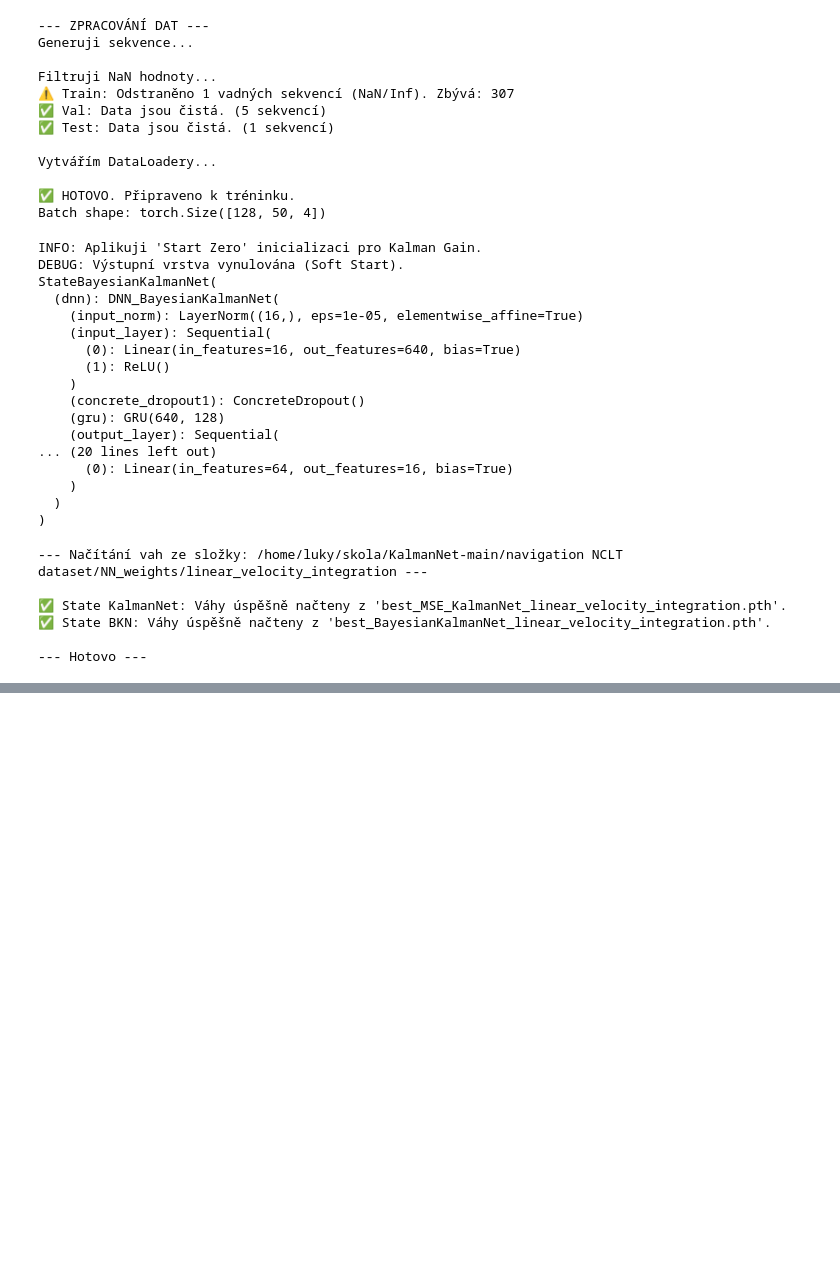
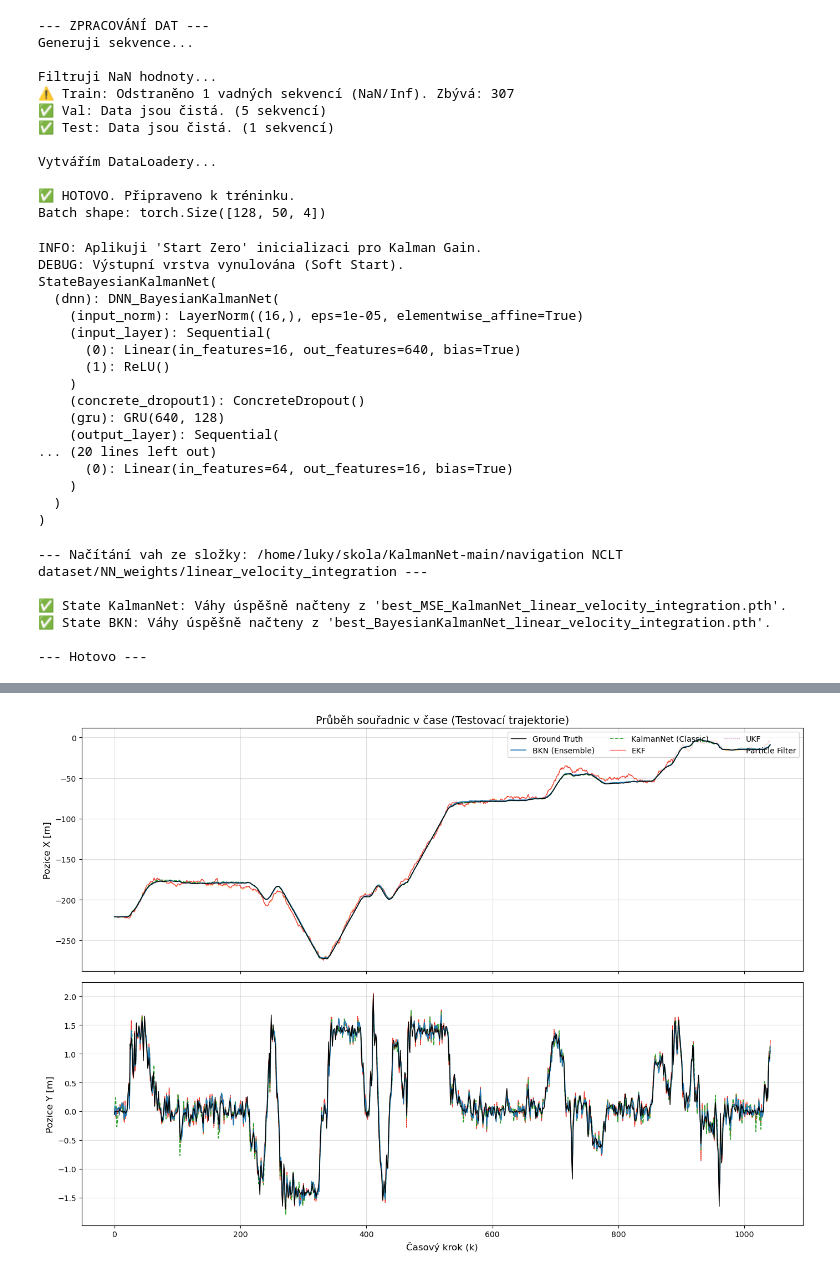
Before and after one commit to Lukas-Kozel/KalmanNet-for-state-estimation, a Jupyter notebook: navigation NCLT dataset/linear_velocity_integration/full_test_Linear_velocity_integration.ipynb, the cells around one changed output, grey strips where cells are left out. Saved outputs shown, nothing was run; the diff lists cells and outputs as text; code cells hidden in the pictures; blank space fills up the shorter version.

```diff
--- a/navigation NCLT dataset/linear_velocity_integration/full_test_Linear_velocity_integration.ipynb
+++ b/navigation NCLT dataset/linear_velocity_integration/full_test_Linear_velocity_integration.ipynb
@@ -546,7 +544,7 @@ except NameError:
 print("Inicializuji EKF, UKF a PF...")
 ekf_filter = Filters.ExtendedKalmanFilter(sys_model)
 ukf_filter = Filters.UnscentedKalmanFilter(sys_model)
-pf_filter = Filters.ParticleFilter(sys_model, num_particles=10000)
+pf_filter = Filters.ParticleFilter(sys_model, num_particles=100000)
 
 # ==============================================================================
 # 1. VYHODNOCOVACÍ SMYČKA
@@ -717,0 +760,95 @@ Pozn: Ideální ANEES pro state_dim=4 je cca 4.
+# %%
+import matplotlib.pyplot as plt
+import numpy as np
+import torch
+
+# ==============================================================================
+# 4. VIZUALIZACE POZICE V ČASE (X vs T, Y vs T) - OPRAVENO
+# ==============================================================================
+
+# 1. Získání dat (převedeme na CPU numpy, pokud jsou to tenzory)
+def to_np(x):
+    return x.detach().cpu().numpy() if isinstance(x, torch.Tensor) else x
+
+# Ground Truth (z předchozího kroku)
+gt_np = to_np(x_true)
+bkn_np = to_np(x_bkn_mean)
+
+# 2. Dopočítání masky výpadků (pokud chybí)
+# Použijeme 'y_seq' z poslední iterace smyčky, která obsahuje měření
+if 'gps_nan_mask' not in locals():
+    # Předpokládáme, že y_seq je [T, Obs_Dim] a 1. sloupec je X z GPS
+    # Pokud je v datech NaN, je to výpadek.
+    current_gps = to_np(y_seq)
+    gps_nan_mask = np.isnan(current_gps[:, 0])
+
+# 3. Nastavení indexu (pokud je jen jedna trajektorie)
+if 'TRAJ_IDX' not in locals():
+    TRAJ_IDX = 0
+
+# Připravíme časovou osu
+time_steps = np.arange(len(gt_np))
+
+# Vytvoříme 2 podgrafy
+fig, axes = plt.subplots(2, 1, figsize=(14, 10), sharex=True)
+coords_labels = ['Pozice X [m]', 'Pozice Y [m]']
+
+# Definice stylů
+styles = {
+    'GT':   {'c': 'black', 'lw': 1.0, 'label': 'Ground Truth', 'zorder': 10},
+    'BKN':  {'c': '#1f77b4', 'lw': 1.2, 'label': 'BKN (Ensemble)', 'zorder': 9},
+    'KNet': {'c': '#2ca02c', 'lw': 1.2, 'ls': '--', 'label': 'KalmanNet (Classic)', 'zorder': 8},
+    'EKF':  {'c': 'red', 'lw': 1.0, 'ls': '-', 'alpha': 0.6, 'label': 'EKF', 'zorder': 5},
+    'UKF':  {'c': 'purple', 'lw': 1.0, 'ls': ':', 'alpha': 0.6, 'label': 'UKF', 'zorder': 4},
+    'PF':   {'c': 'orange', 'lw': 1.0, 'ls': '-.', 'alpha': 0.6, 'label': 'Particle Filter', 'zorder': 3}
+}
+
+for i, ax in enumerate(axes):
+    # 1. Ground Truth
+    ax.plot(time_steps, gt_np[:, i], **styles['GT'])
+
+    # 2. BKN
+    ax.plot(time_steps, bkn_np[:, i], **styles['BKN'])
+
+    # 3. KNet
+    if 'x_knet_seq' in locals():
+        knet_np = to_np(x_knet_seq)
+        ax.plot(time_steps, knet_np[:, i], **styles['KNet'])
+
+    # 4. Klasické filtry (pokud existují výsledky)
+    if 'res_ekf' in locals():
+        ekf_np = to_np(res_ekf['x_filtered'])
+        ax.plot(time_steps, ekf_np[:, i], **styles['EKF'])
+
+    if 'res_ukf' in locals():
+        ukf_np = to_np(res_ukf['x_filtered'])
+        ax.plot(time_steps, ukf_np[:, i], **styles['UKF'])
+
+    if 'res_pf' in locals():
+        pf_np = to_np(res_pf['x_filtered'])
+        ax.plot(time_steps, pf_np[:, i], **styles['PF'])
+
+    # Zvýraznění výpadků GPS (šedé pozadí)
+    is_nan = np.concatenate(([0], gps_nan_mask, [0]))
+    abs_diff = np.abs(np.diff(is_nan))
+    ranges = np.where(abs_diff == 1)[0].reshape(-1, 2)
+
+    for start, end in ranges:
+        # Vykreslíme šedý pruh jen tam, kde je výpadek
+        ax.axvspan(start, end, color='gray', alpha=0.15, label='GPS Výpadek' if (start == ranges[0][0] and i==0) else "")
+
+    ax.set_ylabel(coords_labels[i], fontsize=12)
+    ax.grid(True, alpha=0.4)
+
+    # Legenda a titulek jen u horního grafu
+    if i == 0:
+        handles, labels = ax.get_legend_handles_labels()
+        by_label = dict(zip(labels, handles))
+        ax.legend(by_label.values(), by_label.keys(), loc='upper right', ncol=3, fontsize=10)
+        ax.set_title(f"Průběh souřadnic v čase (Testovací trajektorie)", fontsize=14)
+
+axes[-1].set_xlabel("Časový krok (k)", fontsize=12)
+plt.tight_layout()
+plt.show()
+# %% [output]
+[figure, added]
```
Also changed, not shown: parts of 3 cells of this notebook, 10 other files.
